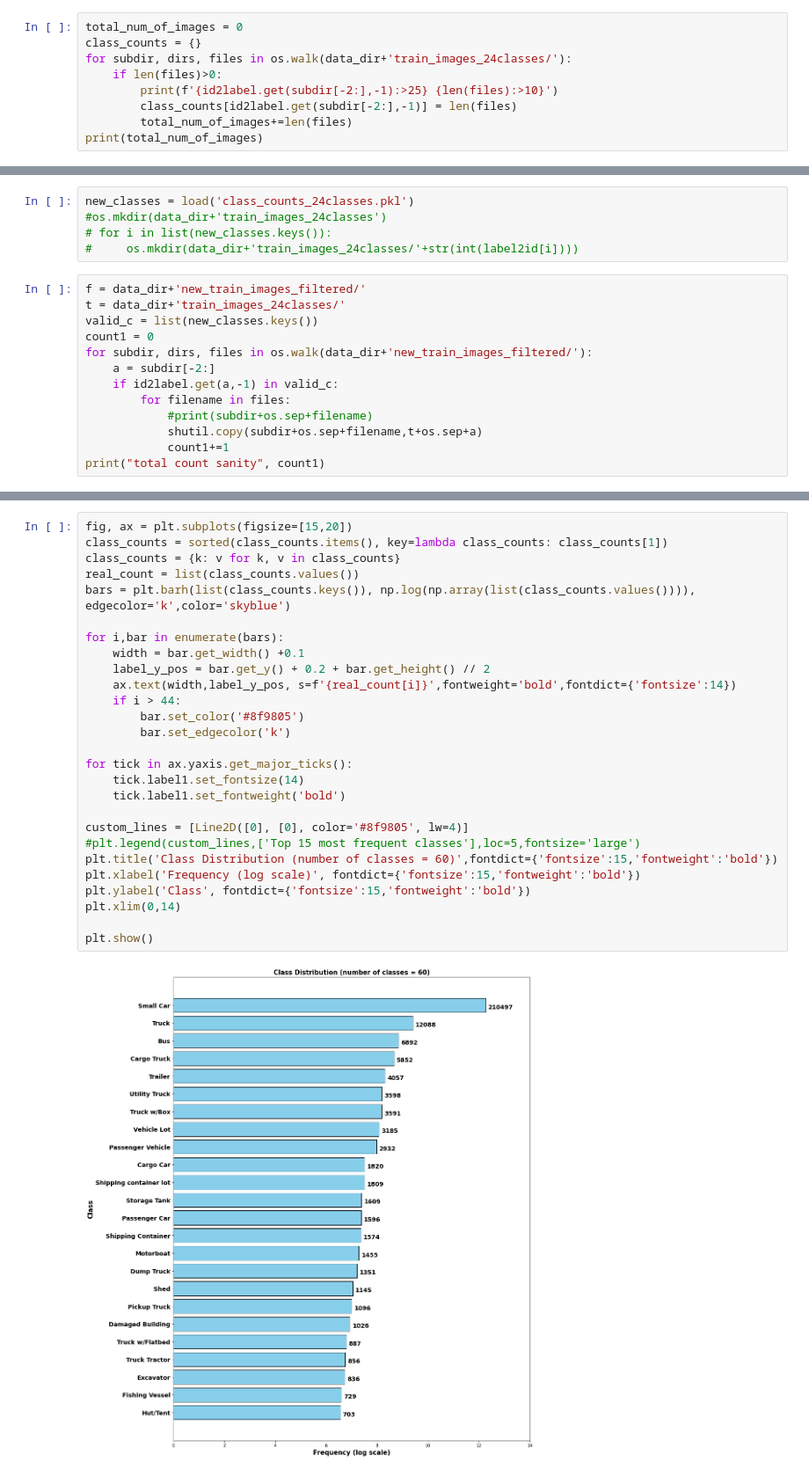
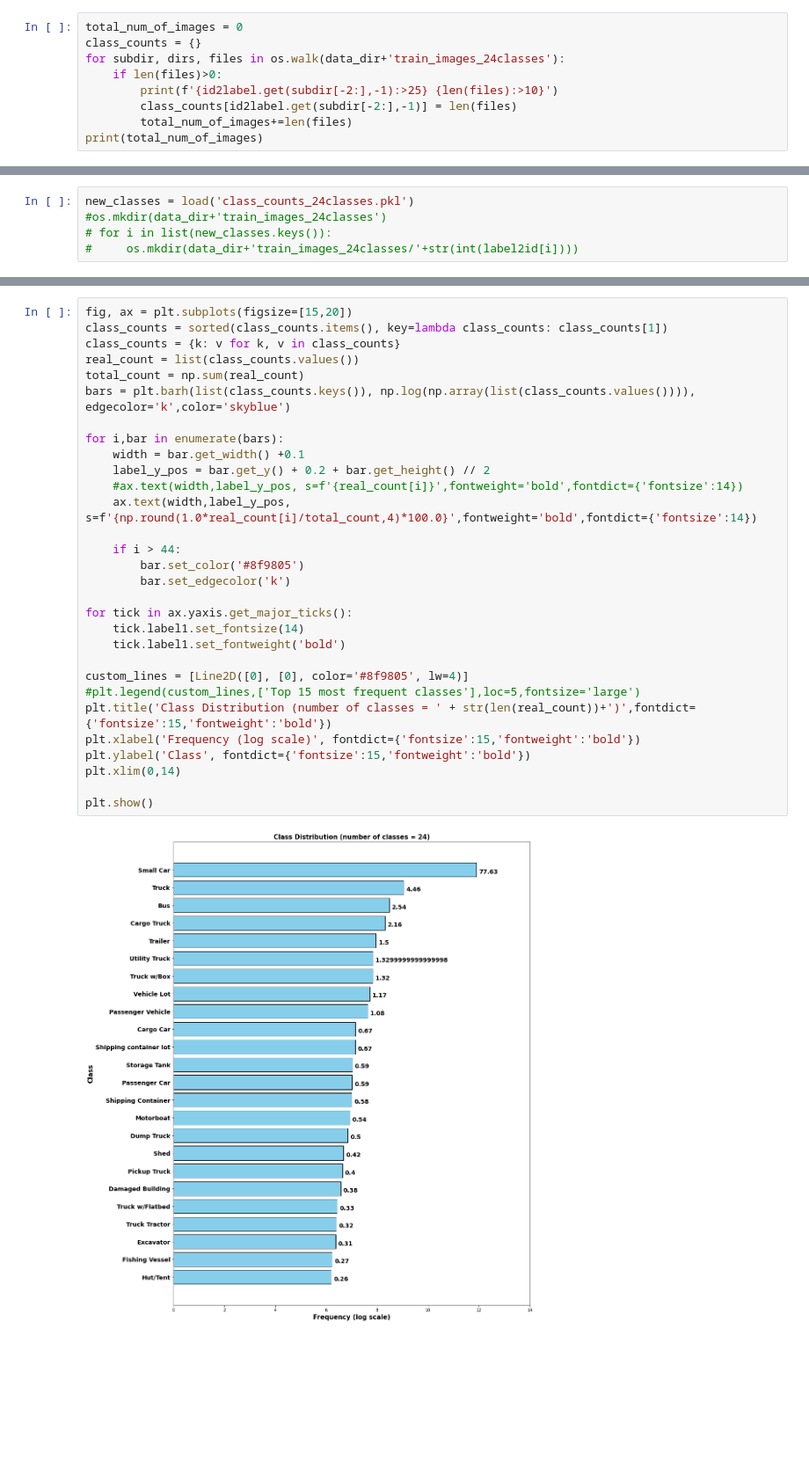
Before and after one commit to NatnaelTDaba/Object-Detection, a Jupyter notebook: xView_Processing.ipynb, the cells around one changed output, grey strips where cells are left out. Shown at 88% size. Cells and saved outputs as stored; diff of their text form; blank space fills up the shorter version.

```diff
--- a/xView_Processing.ipynb
+++ b/xView_Processing.ipynb
@@ -183,7 +195,7 @@ print("filtered images",filtered_images_count)
 # %%
 total_num_of_images = 0
 class_counts = {}
-for subdir, dirs, files in os.walk(data_dir+'train_images_24classes/'):
+for subdir, dirs, files in os.walk(data_dir+'train_images_24classes'):
     if len(files)>0:
         print(f'{id2label.get(subdir[-2:],-1):>25} {len(files):>10}')
         class_counts[id2label.get(subdir[-2:],-1)] = len(files)
@@ -237,16 +252,3 @@ new_classes = load('class_counts_24classes.pkl')
 #os.mkdir(data_dir+'train_images_24classes')
 # for i in list(new_classes.keys()):
 #     os.mkdir(data_dir+'train_images_24classes/'+str(int(label2id[i])))
-# %%
-f = data_dir+'new_train_images_filtered/'
-t = data_dir+'train_images_24classes/'
-valid_c = list(new_classes.keys())
-count1 = 0
-for subdir, dirs, files in os.walk(data_dir+'new_train_images_filtered/'):
-    a = subdir[-2:]
-    if id2label.get(a,-1) in valid_c:
-        for filename in files:
-            #print(subdir+os.sep+filename)
-            shutil.copy(subdir+os.sep+filename,t+os.sep+a)
-            count1+=1
-print("total count sanity", count1)
@@ -279,32 +276,35 @@ label2id
 # %%
 fig, ax = plt.subplots(figsize=[15,20])
 class_counts = sorted(class_counts.items(), key=lambda class_counts: class_counts[1])
 class_counts = {k: v for k, v in class_counts}
 real_count = list(class_counts.values())
+total_count = np.sum(real_count)
 bars = plt.barh(list(class_counts.keys()), np.log(np.array(list(class_counts.values()))), edgecolor='k',color='skyblue')
 
 for i,bar in enumerate(bars):
     width = bar.get_width() +0.1
     label_y_pos = bar.get_y() + 0.2 + bar.get_height() // 2
-    ax.text(width,label_y_pos, s=f'{real_count[i]}',fontweight='bold',fontdict={'fontsize':14})
+    #ax.text(width,label_y_pos, s=f'{real_count[i]}',fontweight='bold',fontdict={'fontsize':14})
+    ax.text(width,label_y_pos, s=f'{np.round(1.0*real_count[i]/total_count,4)*100.0}',fontweight='bold',fontdict={'fontsize':14})
+
     if i > 44:
         bar.set_color('#8f9805')
         bar.set_edgecolor('k')
 
 for tick in ax.yaxis.get_major_ticks():
     tick.label1.set_fontsize(14)
     tick.label1.set_fontweight('bold')
 
 custom_lines = [Line2D([0], [0], color='#8f9805', lw=4)]
 #plt.legend(custom_lines,['Top 15 most frequent classes'],loc=5,fontsize='large')
-plt.title('Class Distribution (number of classes = 60)',fontdict={'fontsize':15,'fontweight':'bold'})
+plt.title('Class Distribution (number of classes = ' + str(len(real_count))+')',fontdict={'fontsize':15,'fontweight':'bold'})
 plt.xlabel('Frequency (log scale)', fontdict={'fontsize':15,'fontweight':'bold'})
 plt.ylabel('Class', fontdict={'fontsize':15,'fontweight':'bold'})
 plt.xlim(0,14)
 
 plt.show()
 # %% [output]
-[figure, old version]
+[figure, new version]
 # %%
 f = open('old_pixel_areas.pkl','rb')
 old_pixel_areas = pickle.load(f)
```
Also changed, not shown: parts of 65 cells of this notebook, 5 other files.
